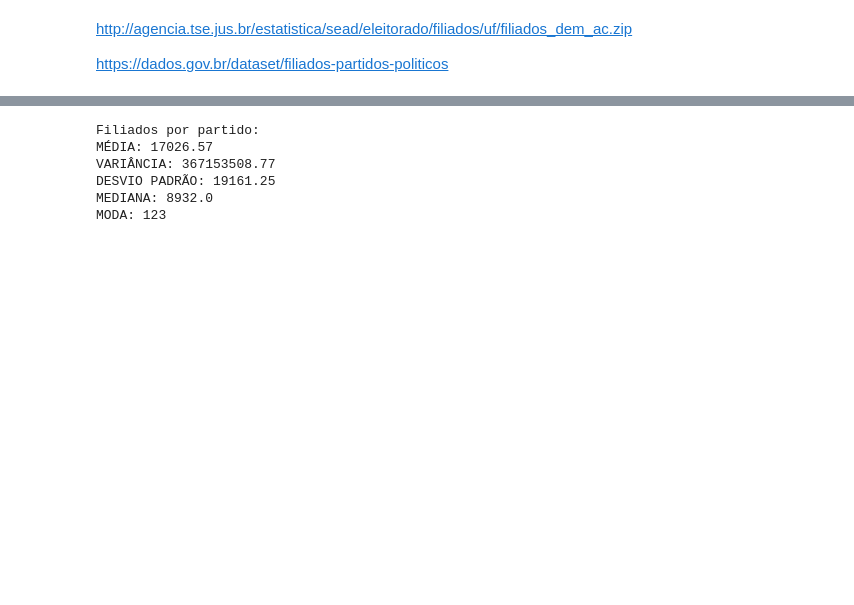
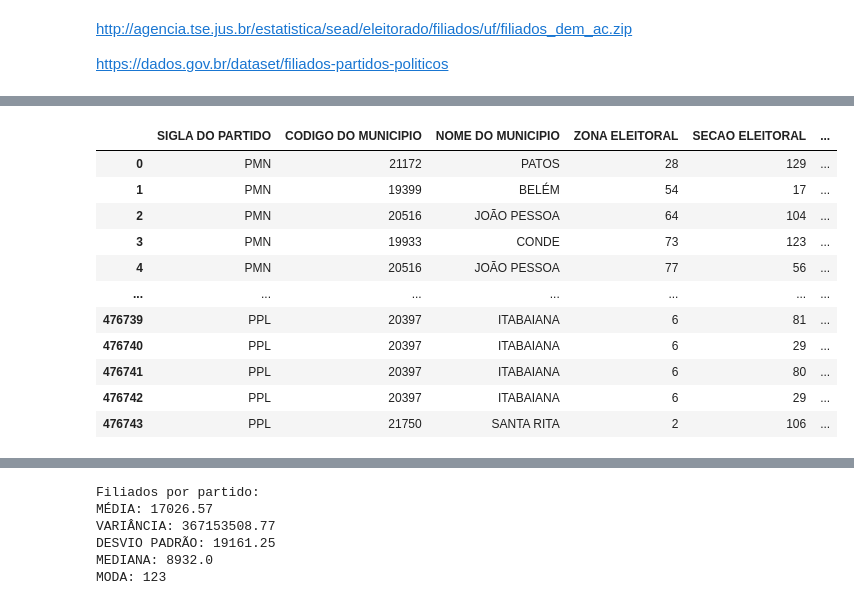
Before and after one commit to aurenivia/ICDFPP, a Jupyter notebook: ICD_Projeto.ipynb, the cells around one changed output, grey strips where cells are left out. Saved outputs shown, nothing was run; the diff lists cells and outputs as text; code cells hidden in the pictures; blank space fills up the shorter version.

```diff
--- a/ICD_Projeto.ipynb
+++ b/ICD_Projeto.ipynb
@@ -99,32 +66,55 @@ arquivos extraídos e listados com sucesso
 # %%
-import pandas as pd # gerar dataframe e mergir
-
-csvs_para_mergir = []
+#@markdown Passo 2 - processamento das planilhas e criação do dataset
+import pandas as pd
 
 COLUNAS_USADAS = ['SIGLA DO PARTIDO',
        'CODIGO DO MUNICIPIO', 'NOME DO MUNICIPIO', 'ZONA ELEITORAL',
        'SECAO ELEITORAL', 'DATA DA FILIACAO', 'SITUACAO DO REGISTRO',
        'DATA DO PROCESSAMENTO', 'DATA DA DESFILIACAO',
        'DATA DO CANCELAMENTO', 'DATA DA REGULARIZACAO',
        'MOTIVO DO CANCELAMENTO']
 
+DTYPES = {'CODIGO DO MUNICIPIO': 'object',
+          'MOTIVO DO CANCELAMENTO': 'object',
+          'NOME DO MUNICIPIO': 'object',
+          'SECAO ELEITORAL': 'object',
+          'SIGLA DO PARTIDO': 'object',
+          'SITUACAO DO REGISTRO': 'object',
+          'UF': 'object',
+          'ZONA ELEITORAL': 'object'}
 
-DTYPES = {'CODIGO DO MUNICIPIO': 'object',
- 'DATA DA DESFILIACAO': 'object',
- 'DATA DA FILIACAO': 'object',
- 'DATA DA REGULARIZACAO': 'object',
- 'DATA DO CANCELAMENTO': 'object',
- 'DATA DO PROCESSAMENTO': 'object',
- 'MOTIVO DO CANCELAMENTO': 'object',
- 'NOME DO MUNICIPIO': 'object',
- 'SECAO ELEITORAL': 'object',
- 'SIGLA DO PARTIDO': 'object',
- 'SITUACAO DO REGISTRO': 'object',
- 'UF': 'object',
- 'ZONA ELEITORAL': 'object'}
+DATAS = ['DATA DA FILIACAO',
+         'DATA DA REGULARIZACAO',
+         'DATA DA DESFILIACAO',
+         'DATA DO CANCELAMENTO',
+         'DATA DO PROCESSAMENTO']
 
-#{'DATA DA REGULARIZACAO': 'object'}
+filiados_importados = \
+    pd.concat([pd.read_csv(arquivo,
+                error_bad_lines=False,
+                engine='python',
+                sep=None,
+                encoding='latin-1',
+                parse_dates=DATAS,
+                date_parser=lambda c: pd.to_datetime(c, errors='coerce'),
+                usecols = COLUNAS_USADAS,
+                dtype=DTYPES) \
+              for arquivo in arquivos],
+          ignore_index=True);
 
-csvs_para_mergir = [pd.read_csv(a, error_bad_lines=False, sep=None, encoding='latin-1', usecols = COLUNAS_USADAS, dtype=DTYPES) for a in arquivos]
-filiados_paraiba = pd.concat(csvs_para_mergir, ignore_index=True)
+
+df = filiados_importados
+df
 # %% [output]
+|  | SIGLA DO PARTIDO | CODIGO DO MUNICIPIO | NOME DO MUNICIPIO | ZONA ELEITORAL | SECAO ELEITORAL | ... |
+| 0 | PMN | 21172 | PATOS | 28 | 129 | ... |
+| 1 | PMN | 19399 | BELÉM | 54 | 17 | ... |
+| 2 | PMN | 20516 | JOÃO PESSOA | 64 | 104 | ... |
+| 3 | PMN | 19933 | CONDE | 73 | 123 | ... |
+| 4 | PMN | 20516 | JOÃO PESSOA | 77 | 56 | ... |
+| ... | ... | ... | ... | ... | ... | ... |
+| 476739 | PPL | 20397 | ITABAIANA | 6 | 81 | ... |
+| 476740 | PPL | 20397 | ITABAIANA | 6 | 29 | ... |
+| 476741 | PPL | 20397 | ITABAIANA | 6 | 80 | ... |
+| 476742 | PPL | 20397 | ITABAIANA | 6 | 29 | ... |
+| 476743 | PPL | 21750 | SANTA RITA | 2 | 106 | ... |
```
Also changed, not shown: parts of 21 cells of this notebook.
